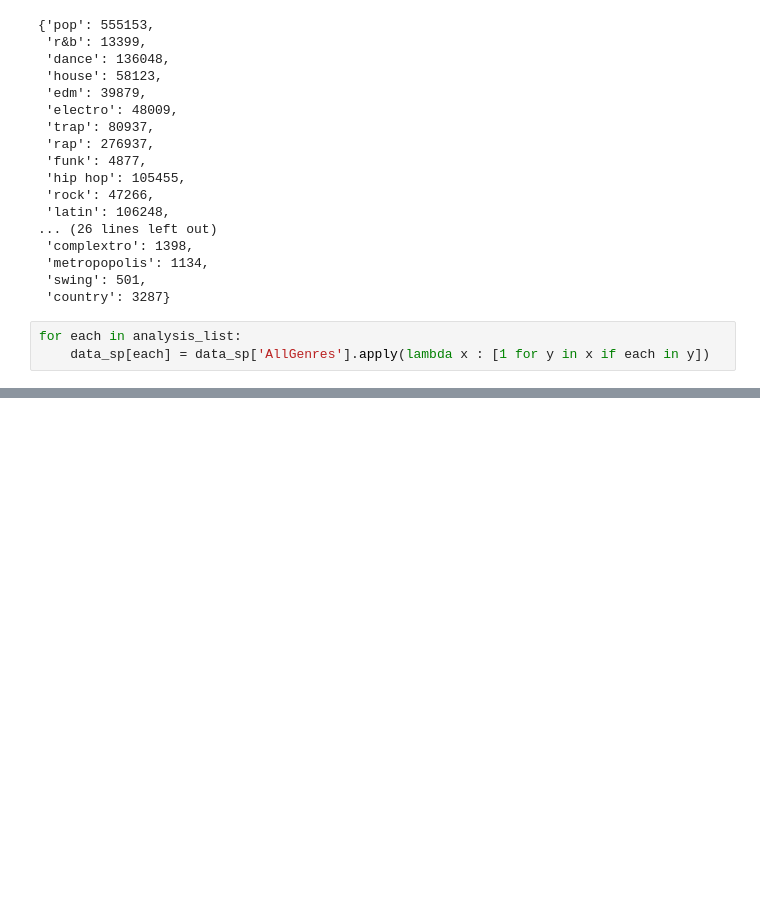
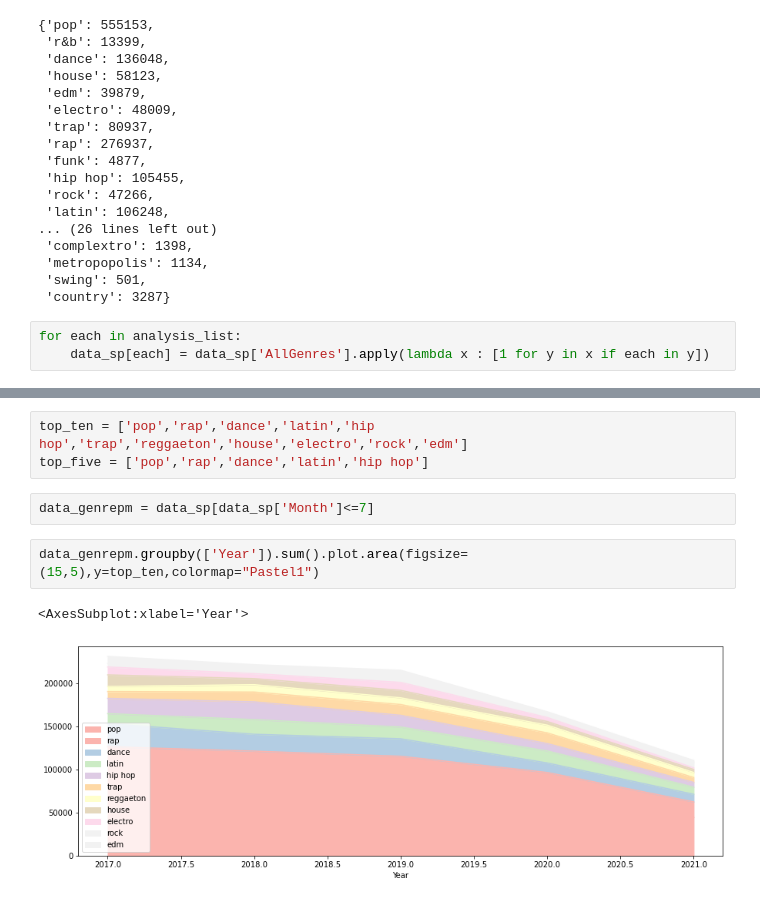
Before and after one commit to StavrosTs/Project-EDA---Spotify, a Jupyter notebook: Analysis/Analysis Process.ipynb, the cells around one changed output, grey strips where cells are left out. Drawn from its saved outputs; the diff is of its cells as text; blank space fills up the shorter version.

```diff
--- a/Analysis/Analysis Process.ipynb
+++ b/Analysis/Analysis Process.ipynb
@@ -139,0 +134,10 @@ plt.show()
+# %%
+top_ten = ['pop','rap','dance','latin','hip hop','trap','reggaeton','house','electro','rock','edm']
+top_five = ['pop','rap','dance','latin','hip hop']
+# %%
+data_genrepm = data_sp[data_sp['Month']<=7]
+# %%
+data_genrepm.groupby(['Year']).sum().plot.area(figsize=(15,5),y=top_ten,colormap="Pastel1")
+# %% [output]
+<AxesSubplot:xlabel='Year'>
+[figure, added]
```
Also changed, not shown: parts of 19 cells of this notebook.
